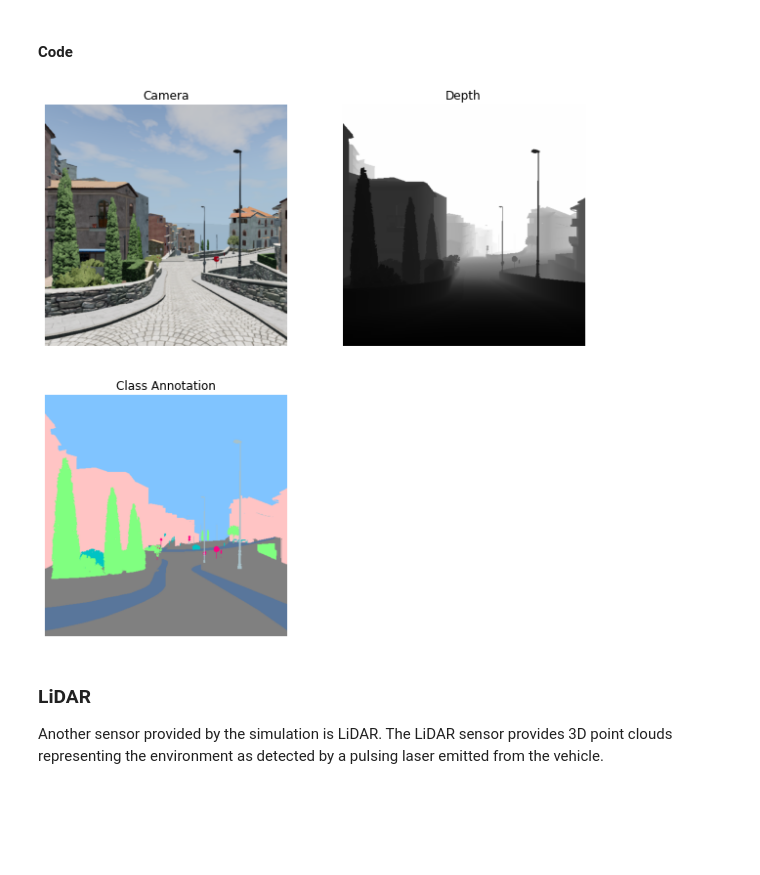
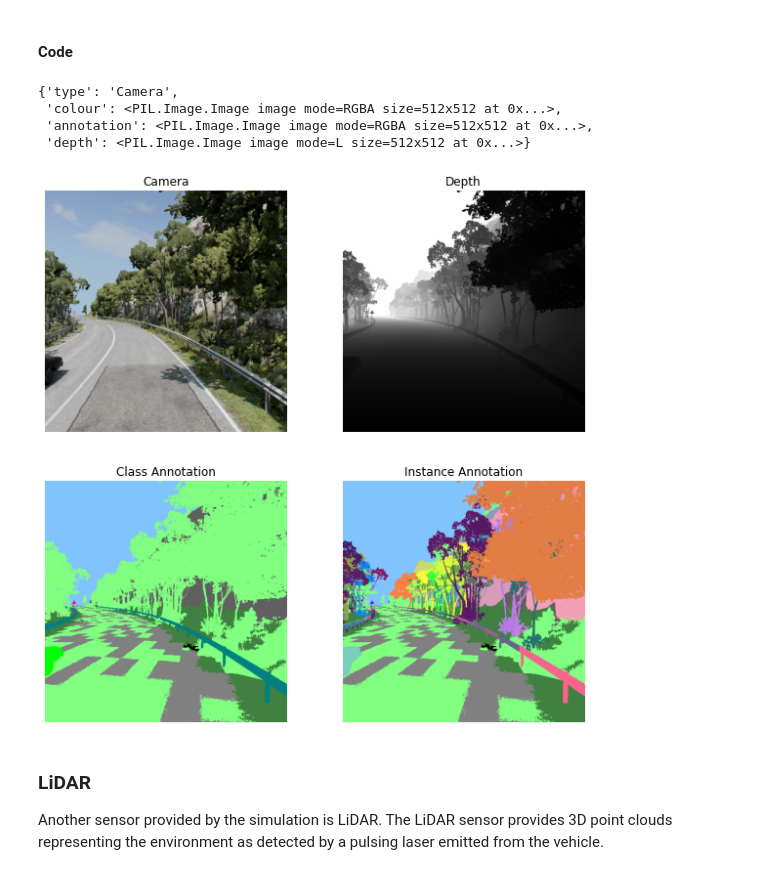
Before and after one commit to BeamNG/BeamNGpy, a Jupyter notebook: examples/feature_overview.ipynb, the cells around one changed output. Drawn from its saved outputs; the diff is of its cells as text; code cells hidden in the pictures; blank space fills up the shorter version.

Commit message:
Update example notebooks, fix vehicle sensors connection

```diff
--- a/examples/feature_overview.ipynb
+++ b/examples/feature_overview.ipynb
@@ -665,24 +673,35 @@ Subclasses:
 # %% [markdown]
 #### Code
 # %%
-camera = Camera('camera1', beamng, vehicle)
+camera = Camera('camera1', beamng, ego, is_render_instance=True)
 time.sleep(2)
 data = camera.poll()
+data
+# %% [output]
+{'type': 'Camera',
+ 'colour': <PIL.Image.Image image mode=RGBA size=512x512 at 0x...>,
+ 'annotation': <PIL.Image.Image image mode=RGBA size=512x512 at 0x...>,
+ 'depth': <PIL.Image.Image image mode=L size=512x512 at 0x...>}
 # %%
 fig, ax = plt.subplots(2, 2, figsize=(10, 10))
 [axi.set_axis_off() for axi in ax.ravel()]
 ax[0, 0].title.set_text('Camera')
 ax[0, 1].title.set_text('Depth')
 ax[1, 0].title.set_text('Class Annotation')
+ax[1, 1].title.set_text('Instance Annotation')
 
 for _ in range(10):
+    data = camera.get_full_poll_request()
     ax[0, 0].imshow(np.asarray(data['colour'].convert('RGB')))
     ax[0, 1].imshow(np.asarray(data['depth'].convert('RGB')))
     ax[1, 0].imshow(np.asarray(data['annotation'].convert('RGB')))
+    ax[1, 1].imshow(np.asarray(data['instance'].convert('RGB')))
     display(fig)
     clear_output(wait=True)
+
+camera.remove()
 # %% [output]
-[figure, old version]
+[figure, new version]
 # %% [markdown]
 ### LiDAR
 
```
Also changed, not shown: parts of 56 cells of this notebook, 7 other files.
